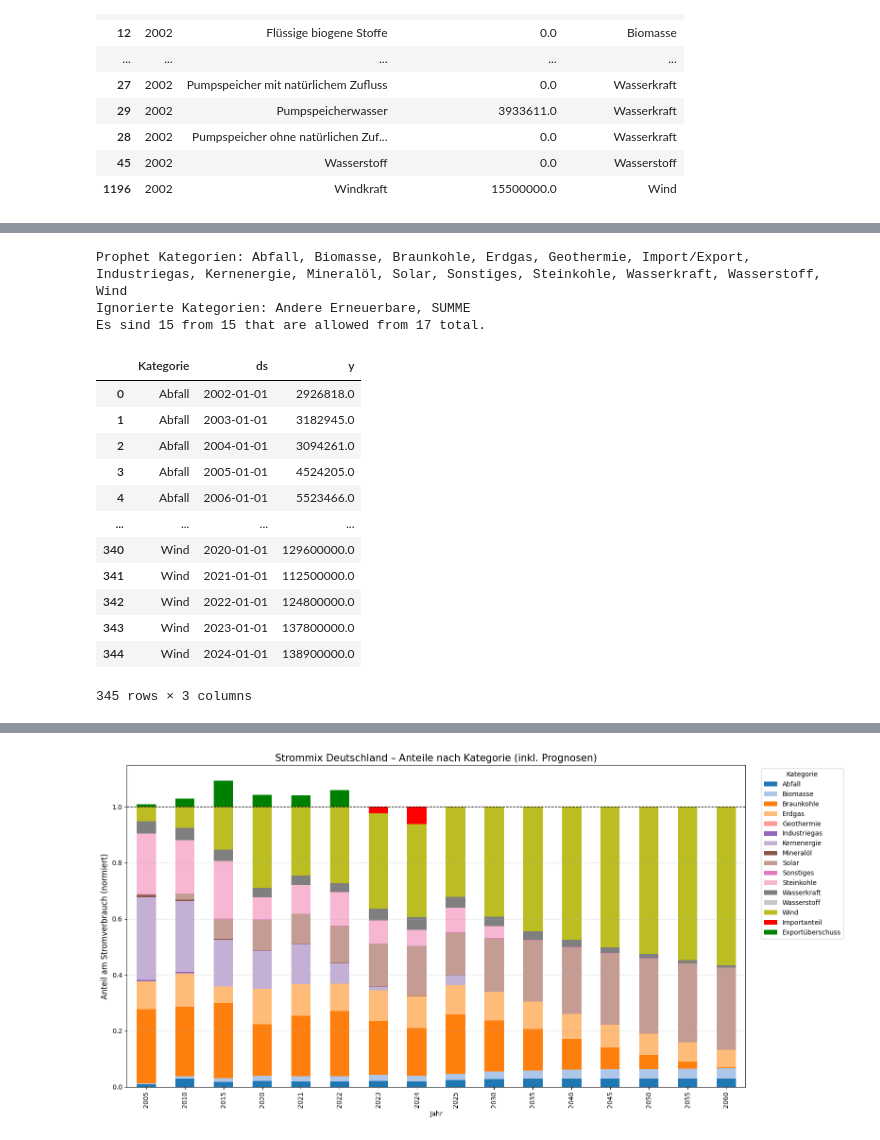
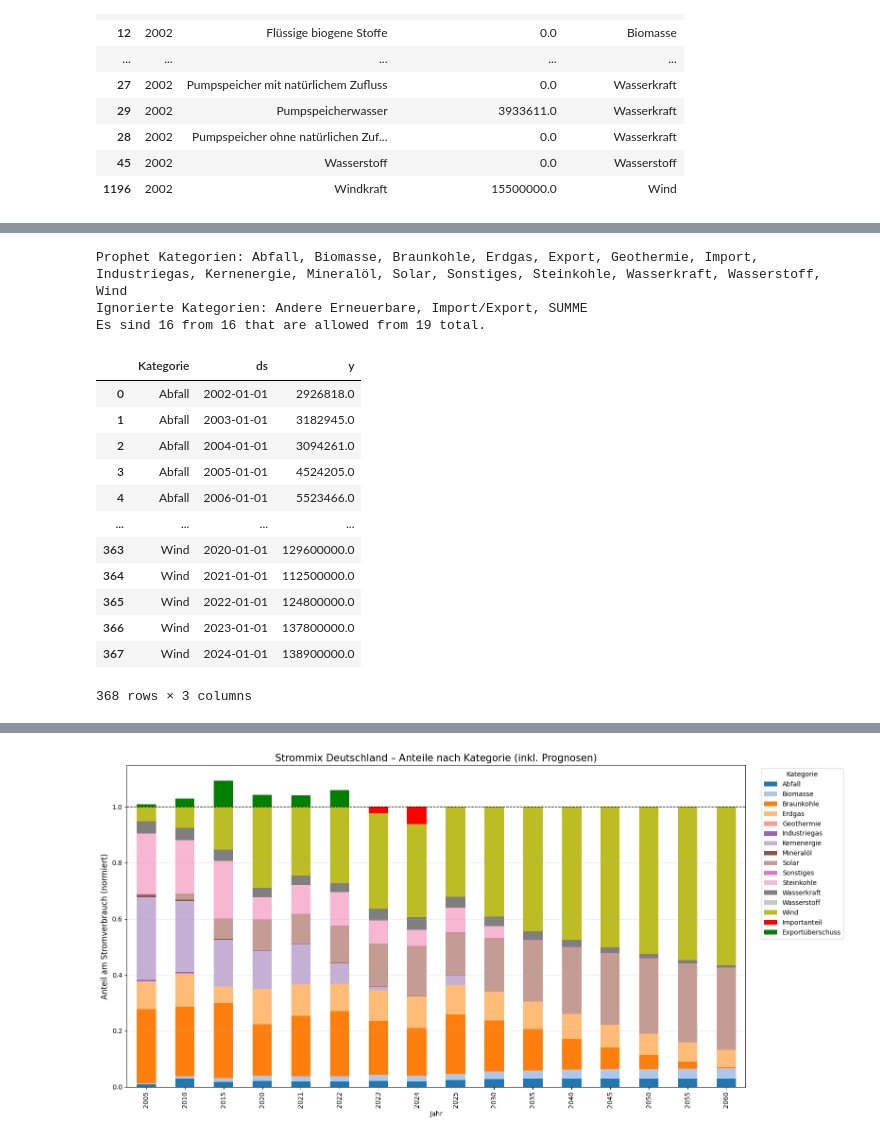
Before and after one commit to SultanGabriel/de_gridmix, a Jupyter notebook: destatis.ipynb, the cells around one changed output, grey strips where cells are left out. Drawn from its saved outputs; the diff is of its cells as text; code cells hidden in the pictures.

```diff
--- a/destatis.ipynb
+++ b/destatis.ipynb
@@ -573,7 +573,10 @@ strommix_wide.head(20)
 20 rows × 26 columns
 # %%
 # Define allowed categories (whitelist)
-include_kategorien = ['Abfall', 'Biomasse', 'Braunkohle', 'Erdgas', 'Geothermie', 'Industriegas', 'Kernenergie', 'Mineralöl', 'Solar', 'Sonstiges', 'Steinkohle', 'Wasserkraft', 'Wind', 'Wasserstoff', 'Import/Export']
+include_kategorien = ['Abfall', 'Biomasse', 'Braunkohle', 'Erdgas',
+                      'Geothermie', 'Industriegas', 'Kernenergie',
+                      'Mineralöl', 'Solar', 'Sonstiges', 'Steinkohle',
+                      'Wasserkraft', 'Wind', 'Wasserstoff', 'Import', 'Export']
 
 # Step 0: Filter to only included categories
 strommix_filtered = strommix_gesamt[strommix_gesamt["Kategorie"].isin(include_kategorien)]
@@ -586,42 +589,42 @@ strommix_for_prophet = (
 )
 
 # Step 2: Rename for Prophet compatibility
 strommix_for_prophet = strommix_for_prophet.rename(columns={
     "Jahr": "ds",
     "Elektrizitätserzeugung (netto)": "y"
 })
 
 # Step 3: Convert year to datetime (Prophet requires actual datetime)
 strommix_for_prophet["ds"] = pd.to_datetime(strommix_for_prophet["ds"], format="%Y")
 
 # Inbetween to print the included categories in the data
 included_categories_test = sorted(strommix_for_prophet["Kategorie"].unique())
 print(f"Prophet Kategorien: {', '.join(included_categories_test)}")
 ignorierte_kategorien = [cat for cat in TOP_LEVEL_CATEGORIES if cat not in included_categories_test]
 
 print(f"Ignorierte Kategorien: {', '.join(ignorierte_kategorien)}")
 print(f"Es sind {len(included_categories_test)} from {len(include_kategorien)} that are allowed from {len(TOP_LEVEL_CATEGORIES)} total.")
 
 
 # Step 4 (Optional): Check one example
 strommix_for_prophet
 # %% [output]
-Prophet Kategorien: Abfall, Biomasse, Braunkohle, Erdgas, Geothermie, Import/Export, Industriegas, Kernenergie, Mineralöl, Solar, Sonstiges, Steinkohle, Wasserkraft, Wasserstoff, Wind
-Ignorierte Kategorien: Andere Erneuerbare, SUMME
-Es sind 15 from 15 that are allowed from 17 total.
+Prophet Kategorien: Abfall, Biomasse, Braunkohle, Erdgas, Export, Geothermie, Import, Industriegas, Kernenergie, Mineralöl, Solar, Sonstiges, Steinkohle, Wasserkraft, Wasserstoff, Wind
+Ignorierte Kategorien: Andere Erneuerbare, Import/Export, SUMME
+Es sind 16 from 16 that are allowed from 19 total.
 |  | Kategorie | ds | y |
 | 0 | Abfall | 2002-01-01 | 2926818.0 |
 | 1 | Abfall | 2003-01-01 | 3182945.0 |
 | 2 | Abfall | 2004-01-01 | 3094261.0 |
 | 3 | Abfall | 2005-01-01 | 4524205.0 |
 | 4 | Abfall | 2006-01-01 | 5523466.0 |
 | ... | ... | ... | ... |
-| 340 | Wind | 2020-01-01 | 129600000.0 |
-| 341 | Wind | 2021-01-01 | 112500000.0 |
-| 342 | Wind | 2022-01-01 | 124800000.0 |
-| 343 | Wind | 2023-01-01 | 137800000.0 |
-| 344 | Wind | 2024-01-01 | 138900000.0 |
+| 363 | Wind | 2020-01-01 | 129600000.0 |
+| 364 | Wind | 2021-01-01 | 112500000.0 |
+| 365 | Wind | 2022-01-01 | 124800000.0 |
+| 366 | Wind | 2023-01-01 | 137800000.0 |
+| 367 | Wind | 2024-01-01 | 138900000.0 |
-345 rows × 3 columns
+368 rows × 3 columns
 # %%
 from prophet import Prophet
 
```
Also changed, not shown: parts of 5 cells of this notebook.
